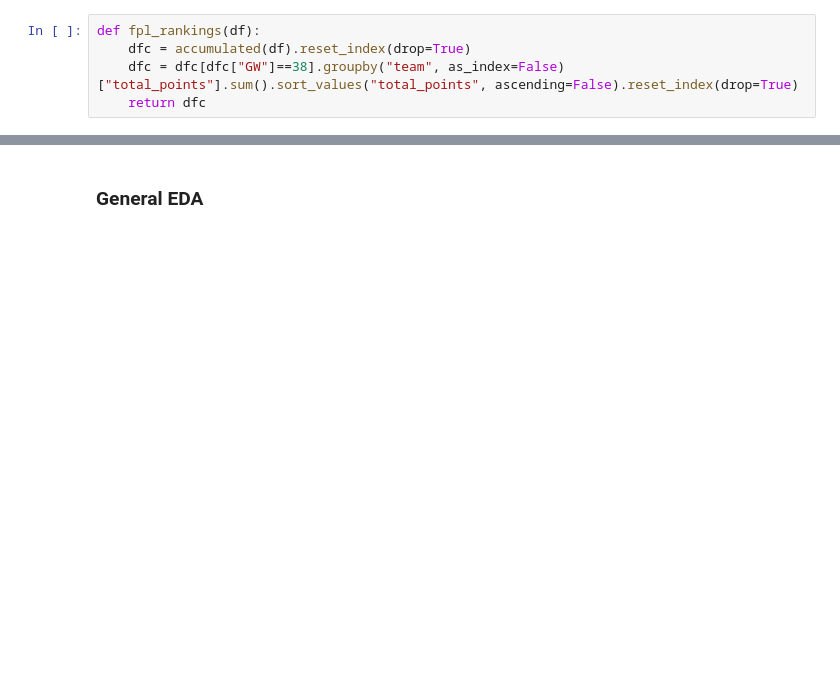
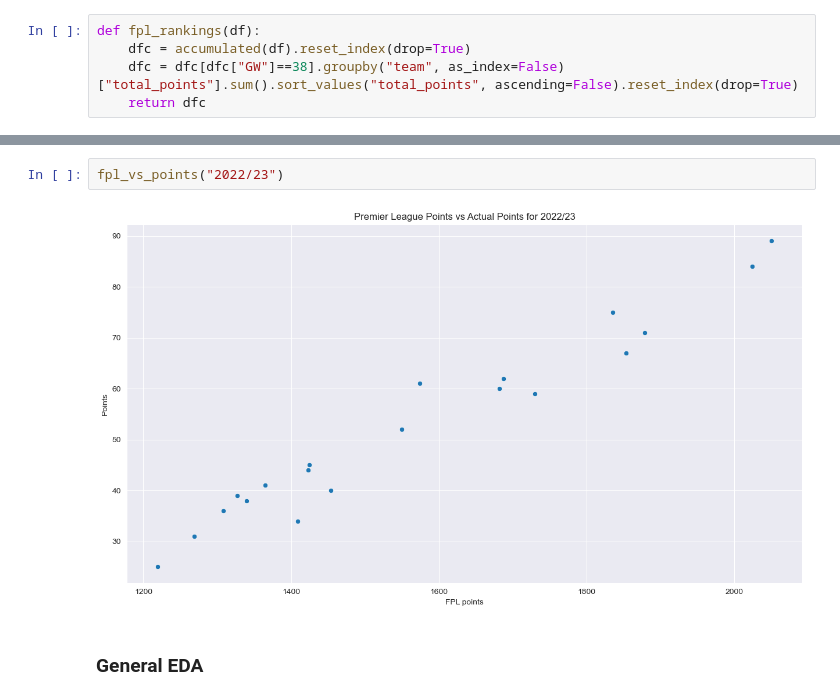
Before and after one commit to MUbarak123-56/fpl-research, a Jupyter notebook: code/eda.ipynb, the cells around one changed output, grey strips where cells are left out. Cells and saved outputs as stored; diff of their text form; blank space fills up the shorter version.

```diff
--- a/code/eda.ipynb
+++ b/code/eda.ipynb
@@ -218,2 +183,6 @@ memory usage: 5.4+ MB
+# %%
+fpl_vs_points("2022/23")
+# %% [output]
+[figure, added]
 # %% [markdown]
 ### General EDA
```
Also changed, not shown: parts of 29 cells of this notebook, 9 other files.
